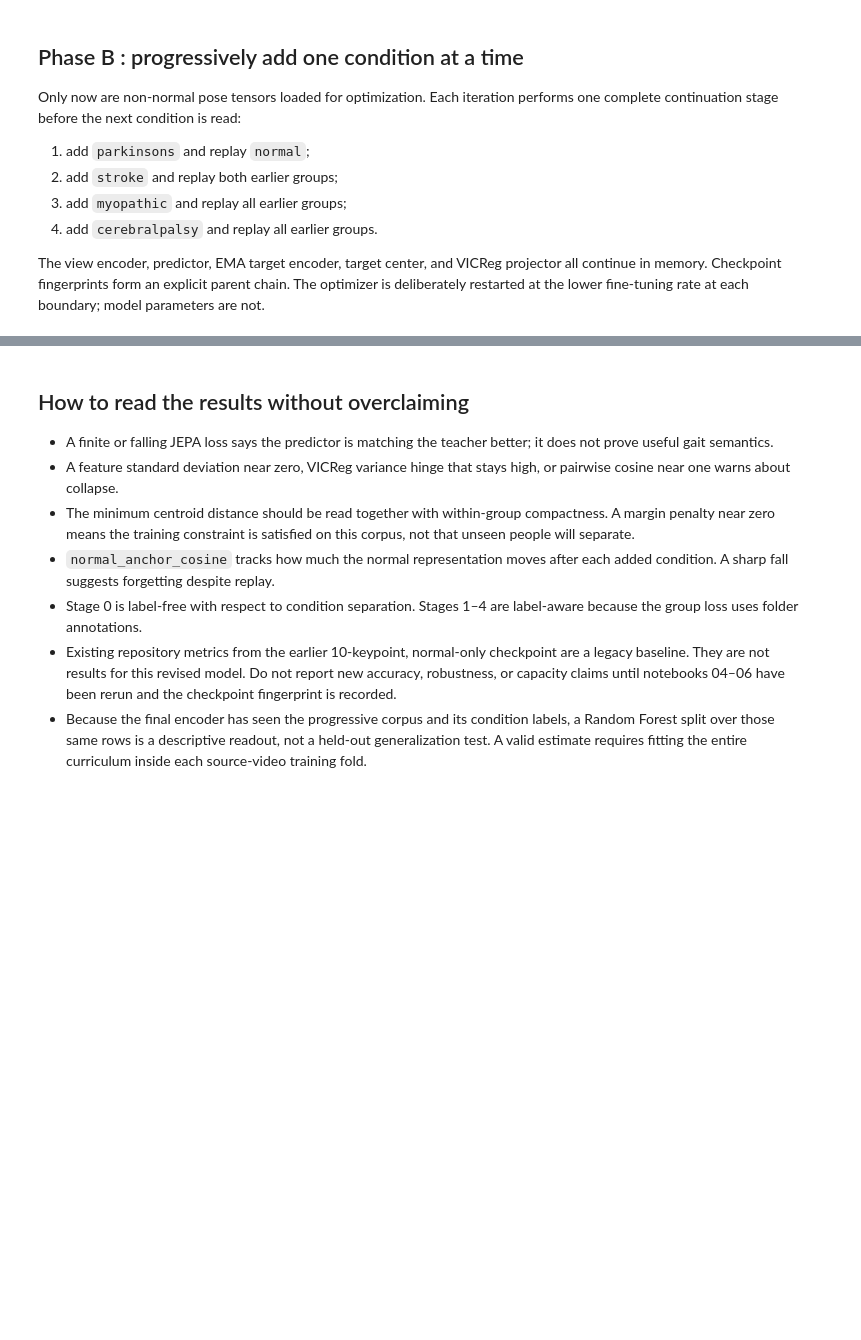
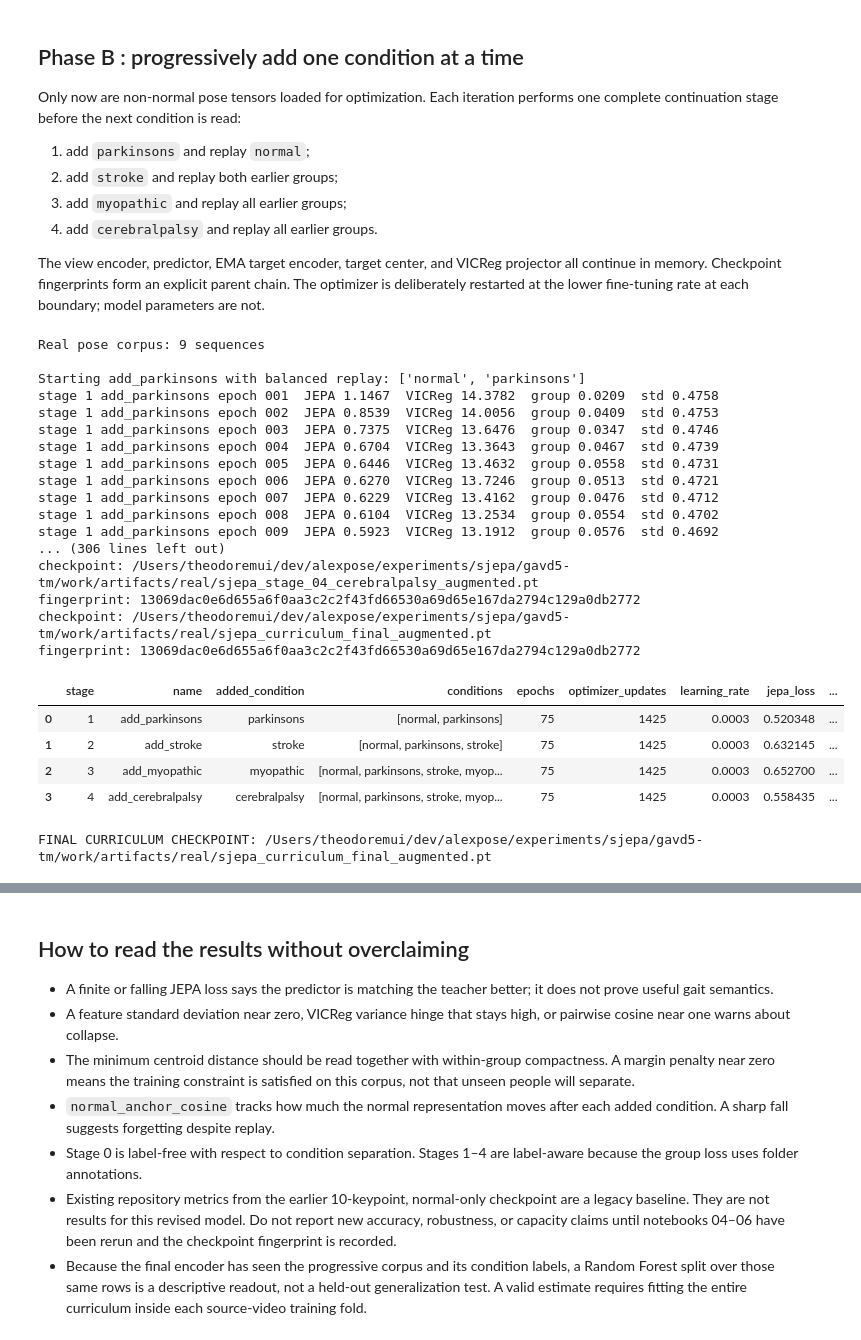
Before and after one commit to brilliantbeaver/alexpose, a Jupyter notebook: experiments/sjepa/gavd5-tm/04_pretrain_sjepa_on_normal.ipynb, the cells around one changed output, grey strips where cells are left out. Saved outputs shown, nothing was run; the diff lists cells and outputs as text; code cells hidden in the pictures; blank space fills up the shorter version.

```diff
--- a/experiments/sjepa/gavd5-tm/04_pretrain_sjepa_on_normal.ipynb
+++ b/experiments/sjepa/gavd5-tm/04_pretrain_sjepa_on_normal.ipynb
@@ -1436,12 +1545,6 @@ Only now are non-normal pose tensors loaded for optimization. Each iteration per
 
 The view encoder, predictor, EMA target encoder, target center, and VICReg projector all continue in memory. Checkpoint fingerprints form an explicit parent chain. The optimizer is deliberately restarted at the lower fine-tuning rate at each boundary; model parameters are not.
 # %%
-EXPECTED_SEQUENCE_COUNTS = {
-    "parkinsons": 9,
-    "stroke": 12,
-    "myopathic": 47,
-    "cerebralpalsy": 16,
-}
 final_checkpoint = None
 for stage in CURRICULUM[1:]:
     condition = stage["add"]
@@ -1452,11 +1555,8 @@ for stage in CURRICULUM[1:]:
         frames=FRAMES,
     )
     assert {record["condition"] for record in records} == {condition}
-    if MODE == "real" and len(records) != EXPECTED_SEQUENCE_COUNTS[condition]:
-        raise ValueError(
-            f"Expected {EXPECTED_SEQUENCE_COUNTS[condition]} {condition} pose files, found {len(records)}. "
-            "Run notebook 02 with GAVD_EXTRACT_POSES=1, GAVD_EXTRACT_CONDITIONS=all, and GAVD_MAX_SEQUENCES=0."
-        )
+    if MODE == "real":
+        assert len(records) == EXPECTED_SEQUENCE_COUNTS[condition]
     prepared_condition = [prepare_sequence(record["sequence"], frames=FRAMES) for record in records]
     condition_xyz = np.stack([item[0] for item in prepared_condition])
     condition_valid = np.stack([item[1] for item in prepared_condition])
@@ -1488,46 +1588,65 @@ for stage in CURRICULUM[1:]:
         "added_condition": condition,
         "conditions": stage["conditions"],
         "epochs": FINETUNE_EPOCHS,
         "optimizer_updates": updates,
         "learning_rate": FINETUNE_LR,
     })
     final_checkpoint = checkpoint_for_stage(
         stage, completed_stages, history_rows, parent_fingerprint
     )
     stage_path = save_stage_checkpoint(
         final_checkpoint,
         f"sjepa_stage_{stage['stage']:02d}_{condition}.pt",
     )
     parent_fingerprint = final_checkpoint["dataset_fingerprint"]
     stage_summaries.append({
         **completed_stages[-1],
         **{key: rows[-1][key] for key in [
             "jepa_loss", "vicreg_loss", "group_compactness", "group_separation",
             "feature_std", "mean_pair_cosine", "minimum_centroid_distance",
             "mean_centroid_distance", "normal_anchor_cosine",
         ]},
         "checkpoint": stage_path.name,
     })
 
 assert final_checkpoint is not None and final_checkpoint["curriculum_complete"]
 final_path = save_stage_checkpoint(final_checkpoint, "sjepa_curriculum_final.pt")
 history_df = pd.DataFrame(history_rows)
 stage_summary_df = pd.DataFrame(stage_summaries)
-final_artifact_dir = final_path.parent
-history_df.to_csv(final_artifact_dir / "curriculum_training_history.csv", index=False)
-stage_summary_df.to_csv(final_artifact_dir / "curriculum_stage_summary.csv", index=False)
-write_json(final_artifact_dir / "training_manifest.json", {
-    "final_checkpoint": str(final_path.resolve()),
-    "model_state_sha256": final_checkpoint["model_state_sha256"],
-    "cohort_id": final_checkpoint["cohort_id"],
-    "training_run_id": TRAINING_RUN_ID,
-    "extraction_run_id": EXTRACTION_RUN_ID,
-    "dataset_fingerprint": final_checkpoint["dataset_fingerprint"],
-    "training_regime": "label-aware after Stage 0",
-    "evaluation_scope": "transductive when this encoder is read out on curriculum rows",
-})
+history_df.to_csv(
+    ARTIFACT_DIR / cohort_artifact_name("curriculum_training_history.csv", augmented=bool(aug_records)),
+    index=False,
+)
+stage_summary_df.to_csv(
+    ARTIFACT_DIR / cohort_artifact_name("curriculum_stage_summary.csv", augmented=bool(aug_records)),
+    index=False,
+)
 display(stage_summary_df)
 print("FINAL CURRICULUM CHECKPOINT:", final_path)
+# %% [output]
+Real pose corpus: 9 sequences
+
+Starting add_parkinsons with balanced replay: ['normal', 'parkinsons']
+stage 1 add_parkinsons epoch 001  JEPA 1.1467  VICReg 14.3782  group 0.0209  std 0.4758
+stage 1 add_parkinsons epoch 002  JEPA 0.8539  VICReg 14.0056  group 0.0409  std 0.4753
+stage 1 add_parkinsons epoch 003  JEPA 0.7375  VICReg 13.6476  group 0.0347  std 0.4746
+stage 1 add_parkinsons epoch 004  JEPA 0.6704  VICReg 13.3643  group 0.0467  std 0.4739
+stage 1 add_parkinsons epoch 005  JEPA 0.6446  VICReg 13.4632  group 0.0558  std 0.4731
+stage 1 add_parkinsons epoch 006  JEPA 0.6270  VICReg 13.7246  group 0.0513  std 0.4721
+stage 1 add_parkinsons epoch 007  JEPA 0.6229  VICReg 13.4162  group 0.0476  std 0.4712
+stage 1 add_parkinsons epoch 008  JEPA 0.6104  VICReg 13.2534  group 0.0554  std 0.4702
+stage 1 add_parkinsons epoch 009  JEPA 0.5923  VICReg 13.1912  group 0.0576  std 0.4692
+... (306 lines left out)
+checkpoint: /Users/theodoremui/dev/alexpose/experiments/sjepa/gavd5-tm/work/artifacts/real/sjepa_stage_04_cerebralpalsy_augmented.pt
+fingerprint: 13069dac0e6d655a6f0aa3c2c2f43fd66530a69d65e167da2794c129a0db2772
+checkpoint: /Users/theodoremui/dev/alexpose/experiments/sjepa/gavd5-tm/work/artifacts/real/sjepa_curriculum_final_augmented.pt
+fingerprint: 13069dac0e6d655a6f0aa3c2c2f43fd66530a69d65e167da2794c129a0db2772
+|  | stage | name | added_condition | conditions | epochs | optimizer_updates | learning_rate | jepa_loss | ... |
+| 0 | 1 | add_parkinsons | parkinsons | [normal, parkinsons] | 75 | 1425 | 0.0003 | 0.520348 | ... |
+| 1 | 2 | add_stroke | stroke | [normal, parkinsons, stroke] | 75 | 1425 | 0.0003 | 0.632145 | ... |
+| 2 | 3 | add_myopathic | myopathic | [normal, parkinsons, stroke, myop... | 75 | 1425 | 0.0003 | 0.652700 | ... |
+| 3 | 4 | add_cerebralpalsy | cerebralpalsy | [normal, parkinsons, stroke, myop... | 75 | 1425 | 0.0003 | 0.558435 | ... |
+FINAL CURRICULUM CHECKPOINT: /Users/theodoremui/dev/alexpose/experiments/sjepa/gavd5-tm/work/artifacts/real/sjepa_curriculum_final_augmented.pt
 # %%
 import matplotlib.pyplot as plt
 
```
Also changed, not shown: parts of 13 cells of this notebook, 21 other files.
